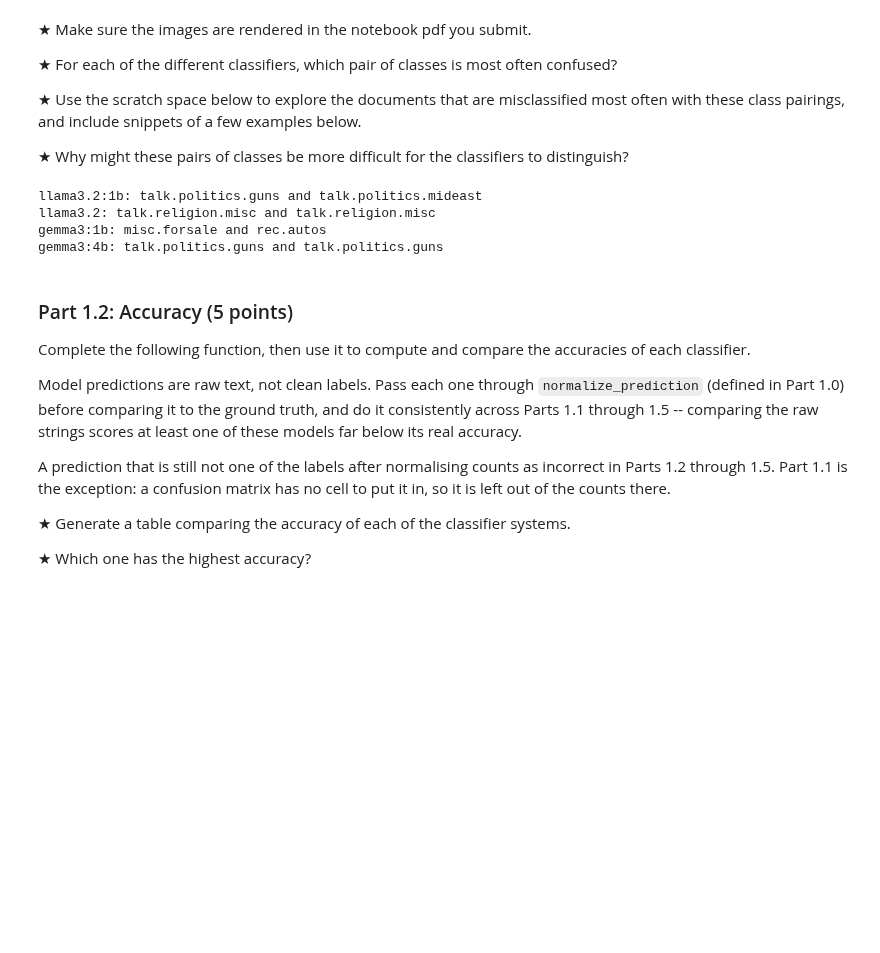
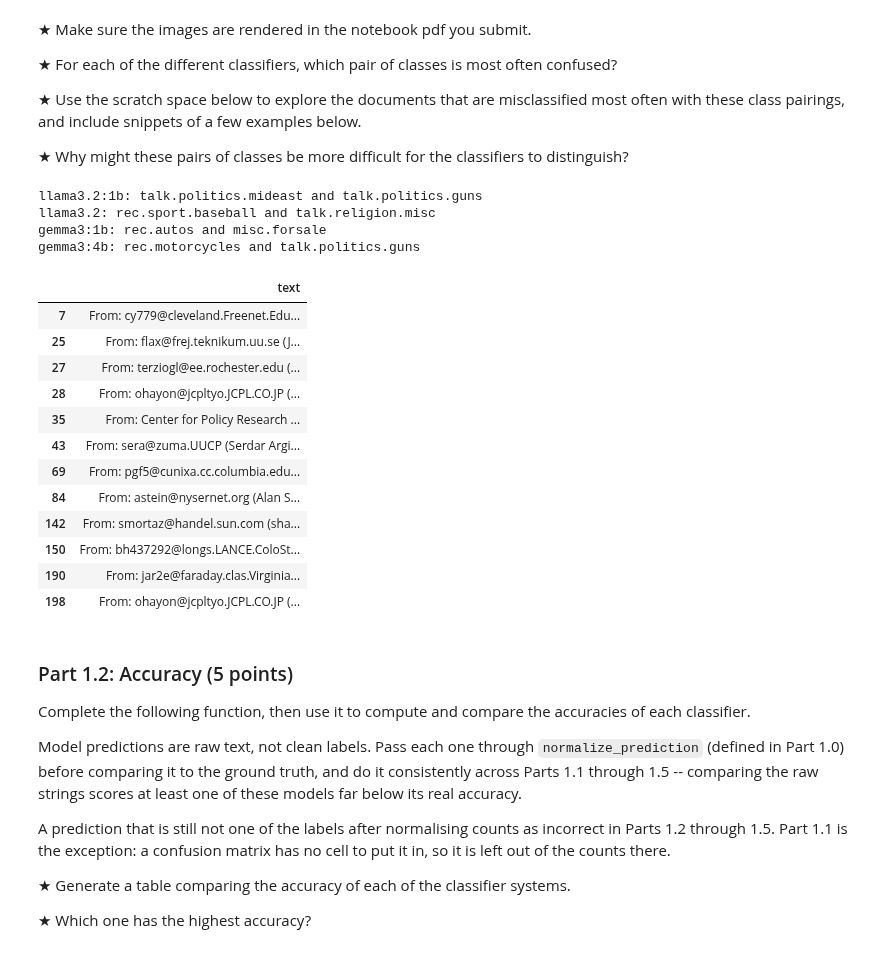
Before and after one commit to B03C9DED28E4/Audio-Tutorial-EECS183A-Fall-25, a Jupyter notebook: HW1.ipynb, the cells around one changed output. Saved outputs shown, nothing was run; the diff lists cells and outputs as text; code cells hidden in the pictures; blank space fills up the shorter version.

```diff
--- a/HW1.ipynb
+++ b/HW1.ipynb
@@ -407,22 +407,42 @@ for model in models:
 ★ Why might these pairs of classes be more difficult for the classifiers to distinguish?
 # %%
 # For each of the different classifiers, which pair of classes is most often confused?
+missclassifications = {}
 for m in models:
   cm = part1_1_cm(classification_data, m)
 
-  binarycms = [(labels[i], labels[j], cm[i,j]+cm[j,i]) if i < j else (labels[i], labels[j], cm[i,j]+cm[j,i])
+  binarycms = [(min(i, j), max(i,j), cm[i,j]+cm[j,i])
   for j in range(cm.shape[0])
-  for i in range(cm.shape[0])]
+  for i in range(j)]
   triple = max(binarycms, key=lambda x: x[2])
-  print(f"{m}: {triple[0]} and {triple[1]}")
+  missclassifications[m] = triple
+  print(f"{m}: {labels[triple[0]]} and {labels[triple[1]]}")
 # %% [output]
-llama3.2:1b: talk.politics.guns and talk.politics.mideast
-llama3.2: talk.religion.misc and talk.religion.misc
-gemma3:1b: misc.forsale and rec.autos
-gemma3:4b: talk.politics.guns and talk.politics.guns
+llama3.2:1b: talk.politics.mideast and talk.politics.guns
+llama3.2: rec.sport.baseball and talk.religion.misc
+gemma3:1b: rec.autos and misc.forsale
+gemma3:4b: rec.motorcycles and talk.politics.guns
 # %%
 # TODO: Use this scratch space to find documents
 # that are examples of common misclassifications
+modelpred = lambda y: f"predictions_{y}"
+A = classification_data["newsgroup"] == "talk.politics.mideast"
+B = classification_data[modelpred("llama3.2:1b")] == "talk.politics.guns"
+classification_data.loc[(A&B), ["text"]]
+# %% [output]
+|  | text |
+| 7 | From: cy779@cleveland.Freenet.Edu... |
+| 25 | From: flax@frej.teknikum.uu.se (J... |
+| 27 | From: terziogl@ee.rochester.edu (... |
+| 28 | From: ohayon@jcpltyo.JCPL.CO.JP (... |
+| 35 | From: Center for Policy Research ... |
+| 43 | From: sera@zuma.UUCP (Serdar Argi... |
+| 69 | From: pgf5@cunixa.cc.columbia.edu... |
+| 84 | From: astein@nysernet.org (Alan S... |
+| 142 | From: smortaz@handel.sun.com (sha... |
+| 150 | From: bh437292@longs.LANCE.ColoSt... |
+| 190 | From: jar2e@faraday.clas.Virginia... |
+| 198 | From: ohayon@jcpltyo.JCPL.CO.JP (... |
 # %% [markdown]
 ### Part 1.2: Accuracy (5 points)
 Complete the following function, then use it to compute and compare the accuracies of each classifier.
```
